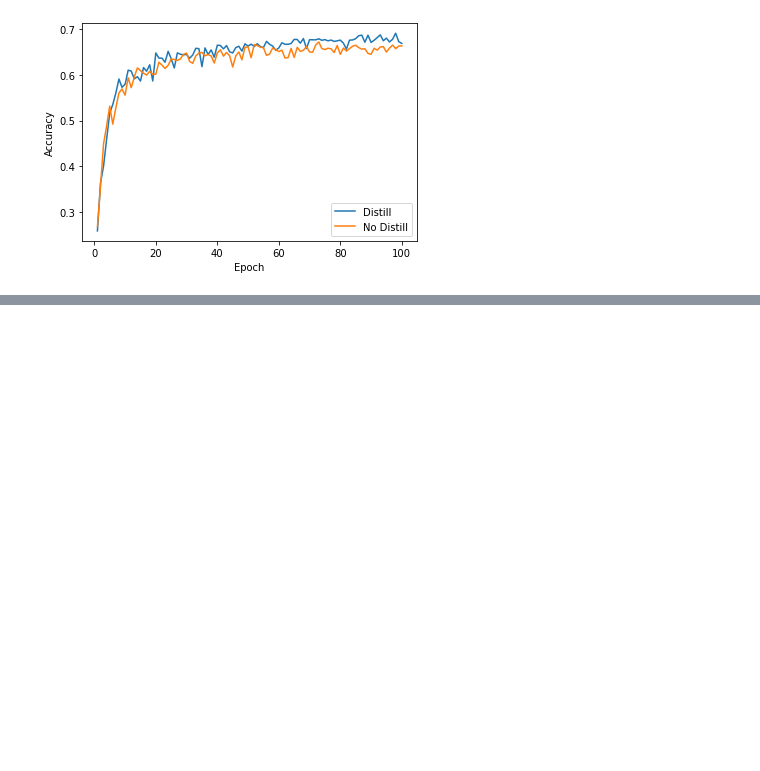
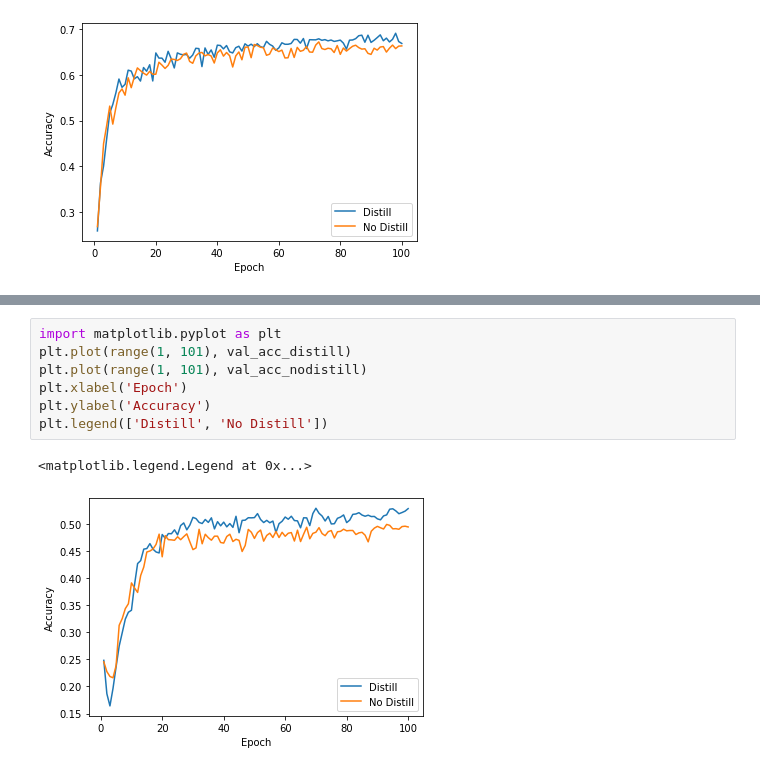
Before and after one commit to jaychoi12/LG_KD, a Jupyter notebook: DistillKnowledgeNN/KD_exp_subset.ipynb, the cells around one changed output, grey strips where cells are left out. Cells and saved outputs as stored; diff of their text form; blank space fills up the shorter version.

```diff
--- a/DistillKnowledgeNN/KD_exp_subset.ipynb
+++ b/DistillKnowledgeNN/KD_exp_subset.ipynb
@@ -204,0 +358,10 @@ plt.legend(['Distill', 'No Distill'])
+# %%
+import matplotlib.pyplot as plt
+plt.plot(range(1, 101), val_acc_distill)
+plt.plot(range(1, 101), val_acc_nodistill)
+plt.xlabel('Epoch')
+plt.ylabel('Accuracy')
+plt.legend(['Distill', 'No Distill'])
+# %% [output]
+<matplotlib.legend.Legend at 0x...>
+[figure, added]
```
Also changed, not shown: parts of 4 cells of this notebook, 1 other file.
